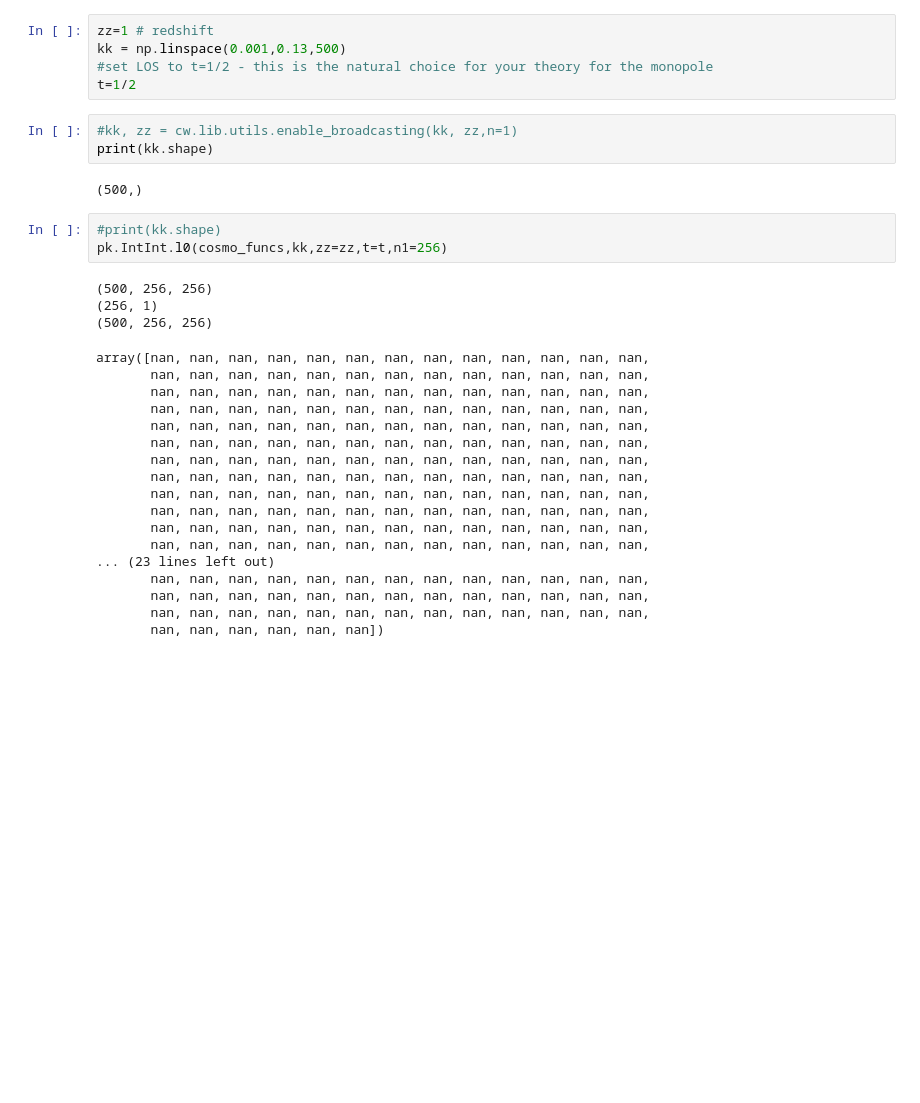
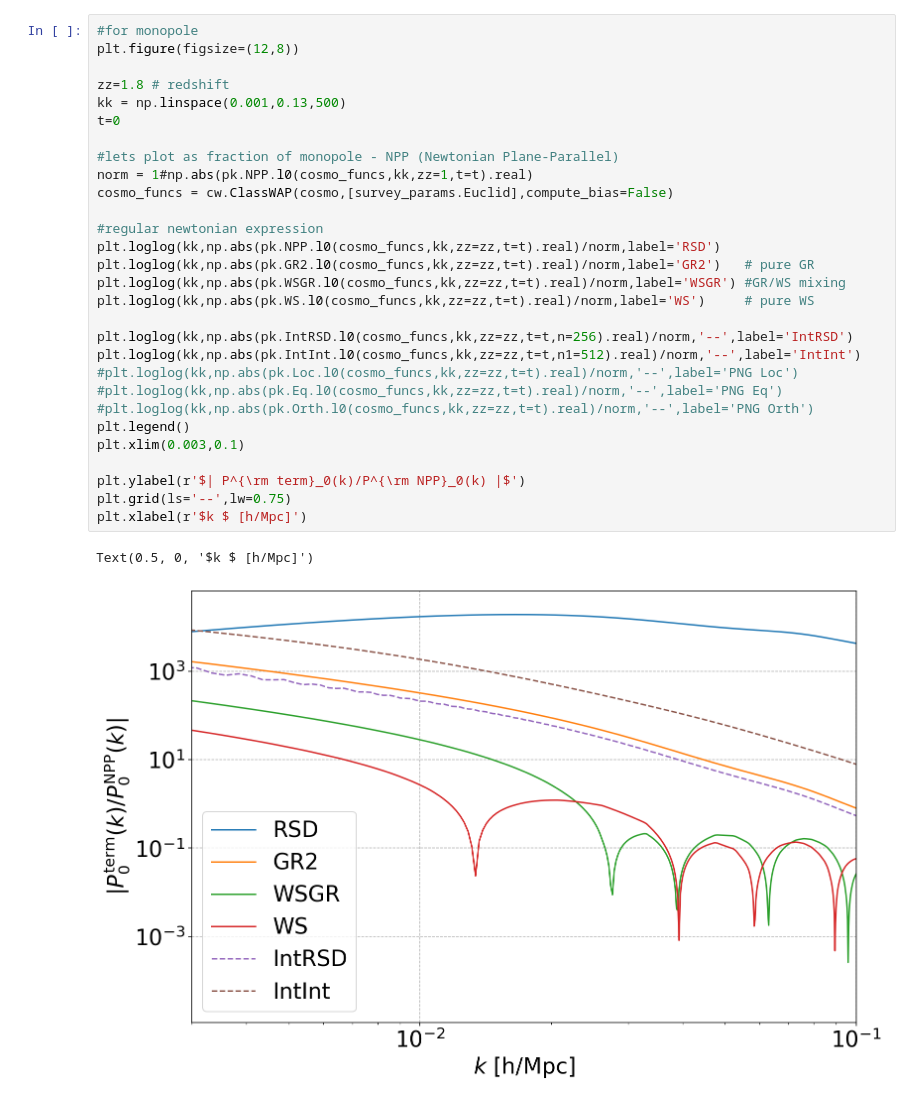
Before and after one commit to craddis1/CosmoWAP, a Jupyter notebook: notebooks/pk_integrated.ipynb, the cells around one changed output. Cells and saved outputs as stored; diff of their text form; blank space fills up the shorter version.

```diff
--- a/notebooks/pk_integrated.ipynb
+++ b/notebooks/pk_integrated.ipynb
@@ -14,37 +17,35 @@ survey_params = cw.survey_params.SurveyParams(cosmo)
 cosmo_funcs = cw.ClassWAP(cosmo,[survey_params.Euclid],compute_bias=True)
 # %% [output]
 Computing bias params...
-# %%
-zz=1 # redshift
-kk = np.linspace(0.001,0.13,500)
-#set LOS to t=1/2 - this is the natural choice for your theory for the monopole
-t=1/2
-# %%
-#kk, zz = cw.lib.utils.enable_broadcasting(kk, zz,n=1)
-print(kk.shape)
-# %% [output]
-(500,)
-# %%
-#print(kk.shape)
-pk.IntInt.l0(cosmo_funcs,kk,zz=zz,t=t,n1=256)
-# %% [output]
-(500, 256, 256)
-(256, 1)
-(500, 256, 256)
-array([nan, nan, nan, nan, nan, nan, nan, nan, nan, nan, nan, nan, nan,
-       nan, nan, nan, nan, nan, nan, nan, nan, nan, nan, nan, nan, nan,
-       nan, nan, nan, nan, nan, nan, nan, nan, nan, nan, nan, nan, nan,
-       nan, nan, nan, nan, nan, nan, nan, nan, nan, nan, nan, nan, nan,
-       nan, nan, nan, nan, nan, nan, nan, nan, nan, nan, nan, nan, nan,
-       nan, nan, nan, nan, nan, nan, nan, nan, nan, nan, nan, nan, nan,
-       nan, nan, nan, nan, nan, nan, nan, nan, nan, nan, nan, nan, nan,
-       nan, nan, nan, nan, nan, nan, nan, nan, nan, nan, nan, nan, nan,
-       nan, nan, nan, nan, nan, nan, nan, nan, nan, nan, nan, nan, nan,
-       nan, nan, nan, nan, nan, nan, nan, nan, nan, nan, nan, nan, nan,
-       nan, nan, nan, nan, nan, nan, nan, nan, nan, nan, nan, nan, nan,
-       nan, nan, nan, nan, nan, nan, nan, nan, nan, nan, nan, nan, nan,
-... (23 lines left out)
-       nan, nan, nan, nan, nan, nan, nan, nan, nan, nan, nan, nan, nan,
-       nan, nan, nan, nan, nan, nan, nan, nan, nan, nan, nan, nan, nan,
-       nan, nan, nan, nan, nan, nan, nan, nan, nan, nan, nan, nan, nan,
-       nan, nan, nan, nan, nan, nan])
+# %%
+#for monopole
+plt.figure(figsize=(12,8))
+
+zz=1.8 # redshift
+kk = np.linspace(0.001,0.13,500)
+t=0
+
+#lets plot as fraction of monopole - NPP (Newtonian Plane-Parallel)
+norm = 1#np.abs(pk.NPP.l0(cosmo_funcs,kk,zz=1,t=t).real)
+cosmo_funcs = cw.ClassWAP(cosmo,[survey_params.Euclid],compute_bias=False)
+
+#regular newtonian expression
+plt.loglog(kk,np.abs(pk.NPP.l0(cosmo_funcs,kk,zz=zz,t=t).real)/norm,label='RSD')
+plt.loglog(kk,np.abs(pk.GR2.l0(cosmo_funcs,kk,zz=zz,t=t).real)/norm,label='GR2')   # pure GR
+plt.loglog(kk,np.abs(pk.WSGR.l0(cosmo_funcs,kk,zz=zz,t=t).real)/norm,label='WSGR') #GR/WS mixing
+plt.loglog(kk,np.abs(pk.WS.l0(cosmo_funcs,kk,zz=zz,t=t).real)/norm,label='WS')     # pure WS
+
+plt.loglog(kk,np.abs(pk.IntRSD.l0(cosmo_funcs,kk,zz=zz,t=t,n=256).real)/norm,'--',label='IntRSD')
+plt.loglog(kk,np.abs(pk.IntInt.l0(cosmo_funcs,kk,zz=zz,t=t,n1=512).real)/norm,'--',label='IntInt')
+#plt.loglog(kk,np.abs(pk.Loc.l0(cosmo_funcs,kk,zz=zz,t=t).real)/norm,'--',label='PNG Loc')
+#plt.loglog(kk,np.abs(pk.Eq.l0(cosmo_funcs,kk,zz=zz,t=t).real)/norm,'--',label='PNG Eq')
+#plt.loglog(kk,np.abs(pk.Orth.l0(cosmo_funcs,kk,zz=zz,t=t).real)/norm,'--',label='PNG Orth')
+plt.legend()
+plt.xlim(0.003,0.1)
+
+plt.ylabel(r'$| P^{\rm term}_0(k)/P^{\rm NPP}_0(k) |$')
+plt.grid(ls='--',lw=0.75)
+plt.xlabel(r'$k $ [h/Mpc]')
+# %% [output]
+Text(0.5, 0, '$k $ [h/Mpc]')
+[figure, added]
```
Also changed, not shown: parts of 9 cells of this notebook, 3 other files.
